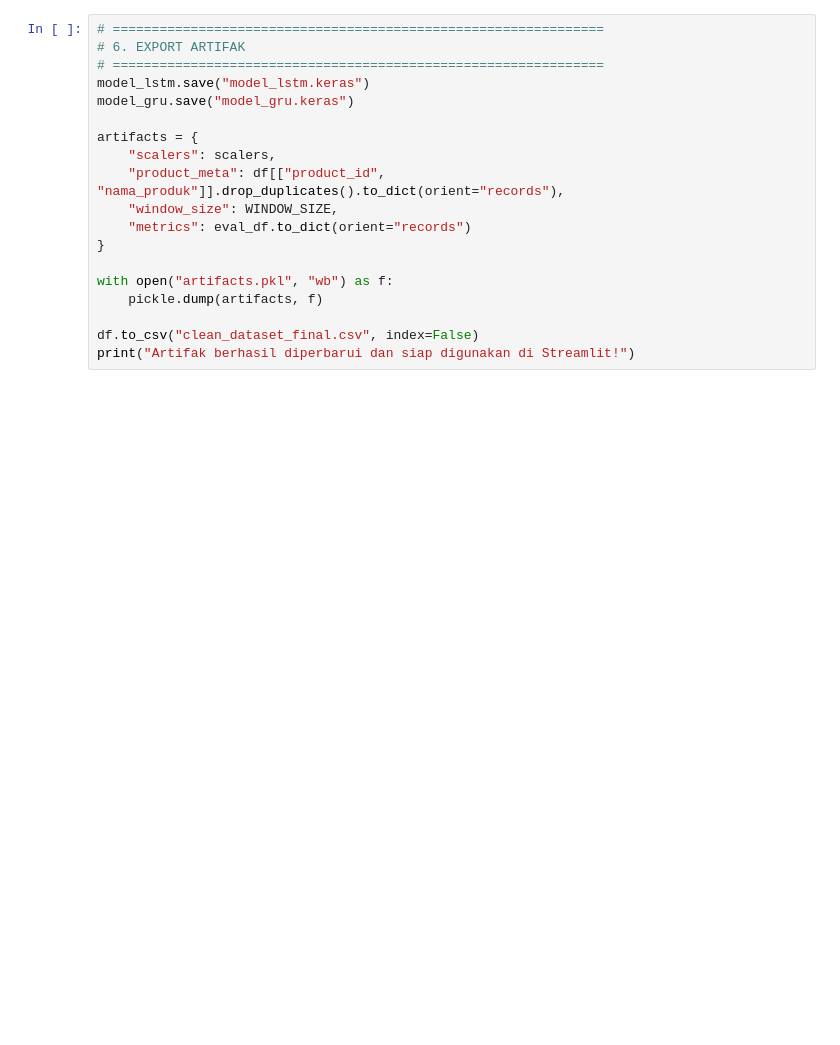
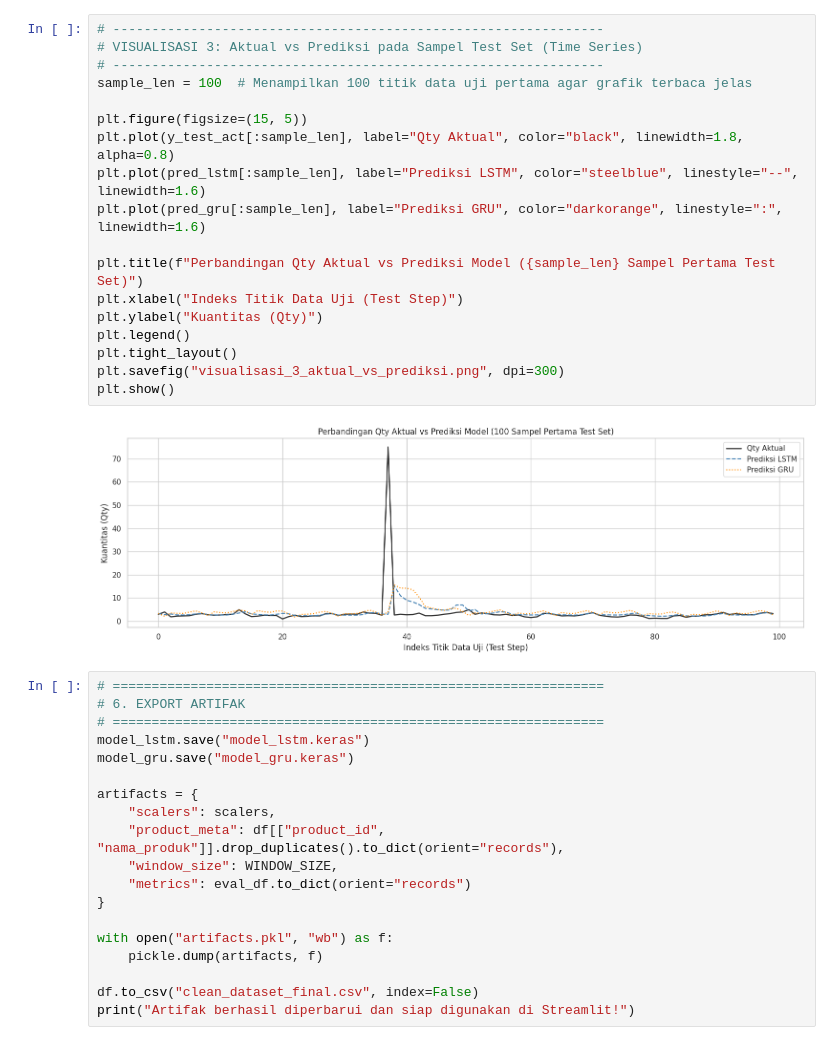
Before and after one commit to LukasKrisna/lstm-gru-stock-prediction, a Jupyter notebook: model/Initial Model 2.ipynb, the cells around one changed output. Cells and saved outputs as stored; diff of their text form; blank space fills up the shorter version.

```diff
--- a/model/Initial Model 2.ipynb
+++ b/model/Initial Model 2.ipynb
@@ -218,3 +290,23 @@ Model     RMSE      MAE  MAPE (%)
+# %%
+# ---------------------------------------------------------------
+# VISUALISASI 3: Aktual vs Prediksi pada Sampel Test Set (Time Series)
+# ---------------------------------------------------------------
+sample_len = 100  # Menampilkan 100 titik data uji pertama agar grafik terbaca jelas
+
+plt.figure(figsize=(15, 5))
+plt.plot(y_test_act[:sample_len], label="Qty Aktual", color="black", linewidth=1.8, alpha=0.8)
+plt.plot(pred_lstm[:sample_len], label="Prediksi LSTM", color="steelblue", linestyle="--", linewidth=1.6)
+plt.plot(pred_gru[:sample_len], label="Prediksi GRU", color="darkorange", linestyle=":", linewidth=1.6)
+
+plt.title(f"Perbandingan Qty Aktual vs Prediksi Model ({sample_len} Sampel Pertama Test Set)")
+plt.xlabel("Indeks Titik Data Uji (Test Step)")
+plt.ylabel("Kuantitas (Qty)")
+plt.legend()
+plt.tight_layout()
+plt.savefig("visualisasi_3_aktual_vs_prediksi.png", dpi=300)
+plt.show()
+# %% [output]
+[figure, added]
 # %%
 # ===============================================================
 # 6. EXPORT ARTIFAK
```
Also changed, not shown: parts of 4 cells of this notebook, 1 other file.
